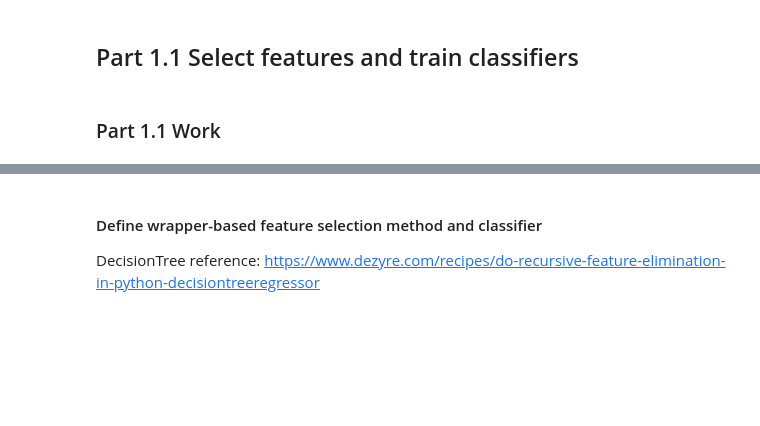
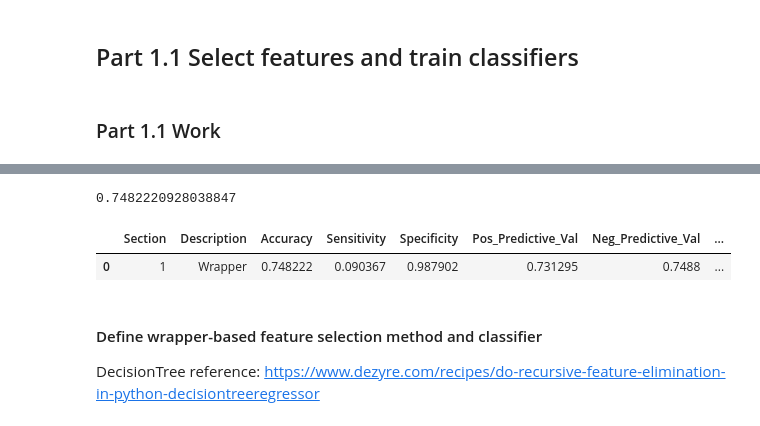
Before and after one commit to ryanquinnnelson/CMU-02718-HW3, a Jupyter notebook: HW_3_ryann.ipynb, the cells around one changed output, grey strips where cells are left out. Drawn from its saved outputs; the diff is of its cells as text; code cells hidden in the pictures; blank space fills up the shorter version.

```diff
--- a/HW_3_ryann.ipynb
+++ b/HW_3_ryann.ipynb
@@ -229,10 +321,6 @@ Wall time: 9.75 ms
 # %%
+%%time
+
 # select features
-X_train_1_1,y_train_1_1,X_test_1_1,y_test_1_1 = train_test_split(X_1_1,y_1_1,test_size=0.3)
-
-sel = SelectFromModel(RandomForestClassifier(n_estimators = 100))
-sel.fit(X_train_1_1, y_train_1_1)
-
-# # feature selection
-# rfe_1_1 = run_crossfold_recursive_feature_elimination(X_1_1,y_1_1)
-# features_1_1 = get_feature_list(X_1_1,rfe_1_1.support_)
+rfe_1_1 = run_crossfold_recursive_feature_elimination(X_1_1,y_1_1)
+features_1_1 = get_feature_list(X_1_1,rfe_1_1.support_)
@@ -240,0 +338,10 @@ features_1_1
+# %%
+%%time
+
+# limit features to those selected by previous step
+X_1_1_select = build_X_from_features(X_1_1,features_1_1)
+print(X_1_1_select.shape)
+
+# score classifier using 10-fold cross validation
+score = run_classifier_with_cross_validation(X_1_1_select,y_1_1,10)
+print("Accuracy:",score)
@@ -240,0 +353,5 @@ features_1_1
+# %%
+%%time
+
+# run classifier on full dataset to capture metrics
+clf_1_1 = train_random_forest_classifier(X_1_1_select,y_1_1)
@@ -241,3 +361,12 @@ features_1_1
+# %%
+# capture metrics for later use
+y_score_1_1 = y_score_from_predict_proba(clf_1_1,X_1_1_select)
+df_results = add_metrics_to_table(df_results,1,"Wrapper",clf_1_1,X_1_1_select,y_1_1,y_score_1_1)
+df_results
+# %% [output]
+0.7482220928038847
+|  | Section | Description | Accuracy | Sensitivity | Specificity | Pos_Predictive_Val | Neg_Predictive_Val | ... |
+| 0 | 1 | Wrapper | 0.748222 | 0.090367 | 0.987902 | 0.731295 | 0.7488 | ... |
 # %% [markdown]
 #### Define wrapper-based feature selection method and classifier
 DecisionTree reference: https://www.dezyre.com/recipes/do-recursive-feature-elimination-in-python-decisiontreeregressor
```
Also changed, not shown: parts of 59 cells of this notebook.
